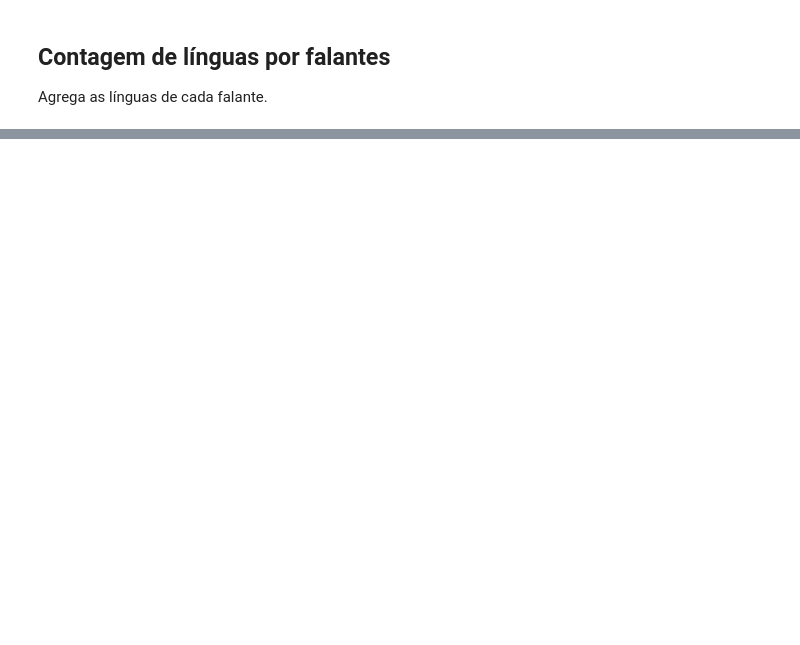
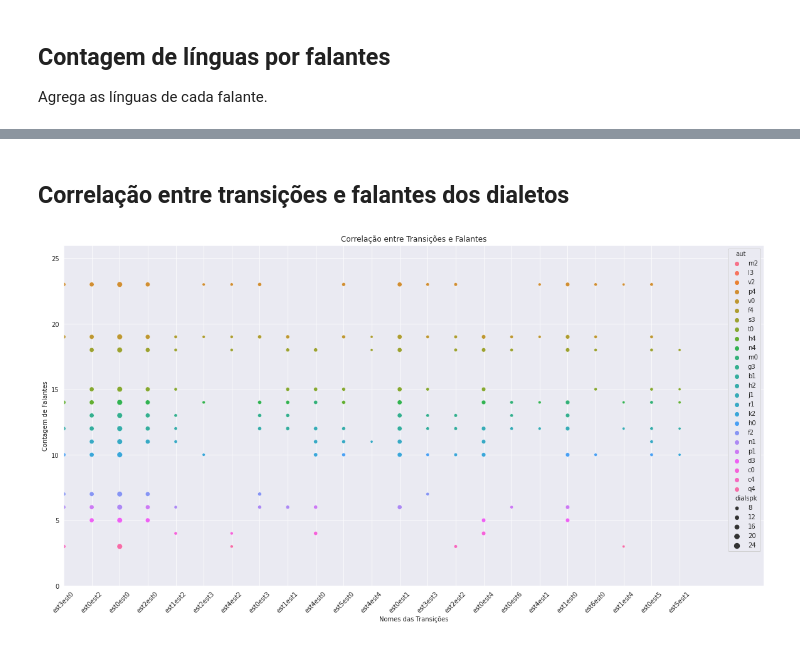
Before and after one commit to labase/data_edu, a Jupyter notebook: ipnb/organelas_eica.ipynb, the cells around one changed output, grey strips where cells are left out. Cells and saved outputs as stored; diff of their text form; code cells hidden in the pictures; blank space fills up the shorter version.

```diff
--- a/ipnb/organelas_eica.ipynb
+++ b/ipnb/organelas_eica.ipynb
@@ -315,0 +328,9 @@ plt.gcf().set_size_inches(20, 10)
+# %% [markdown]
+## Correlação entre transições e falantes dos dialetos
+# %%
+sns.scatterplot(data=d_sst_spk,x="wd3",y="spkdial",hue="aut", size="dialspk").set(
+    xlim=(0, 25), ylim=(0, 26), title="Correlação entre Transições e Falantes", xlabel="Nomes das Transições", ylabel="Contagem de Falantes")
+plt.xticks(rotation=45)
+plt.gcf().set_size_inches(20, 10)
+# %% [output]
+[figure, added]
```
Also changed, not shown: parts of 4 cells of this notebook, 1 other file.
